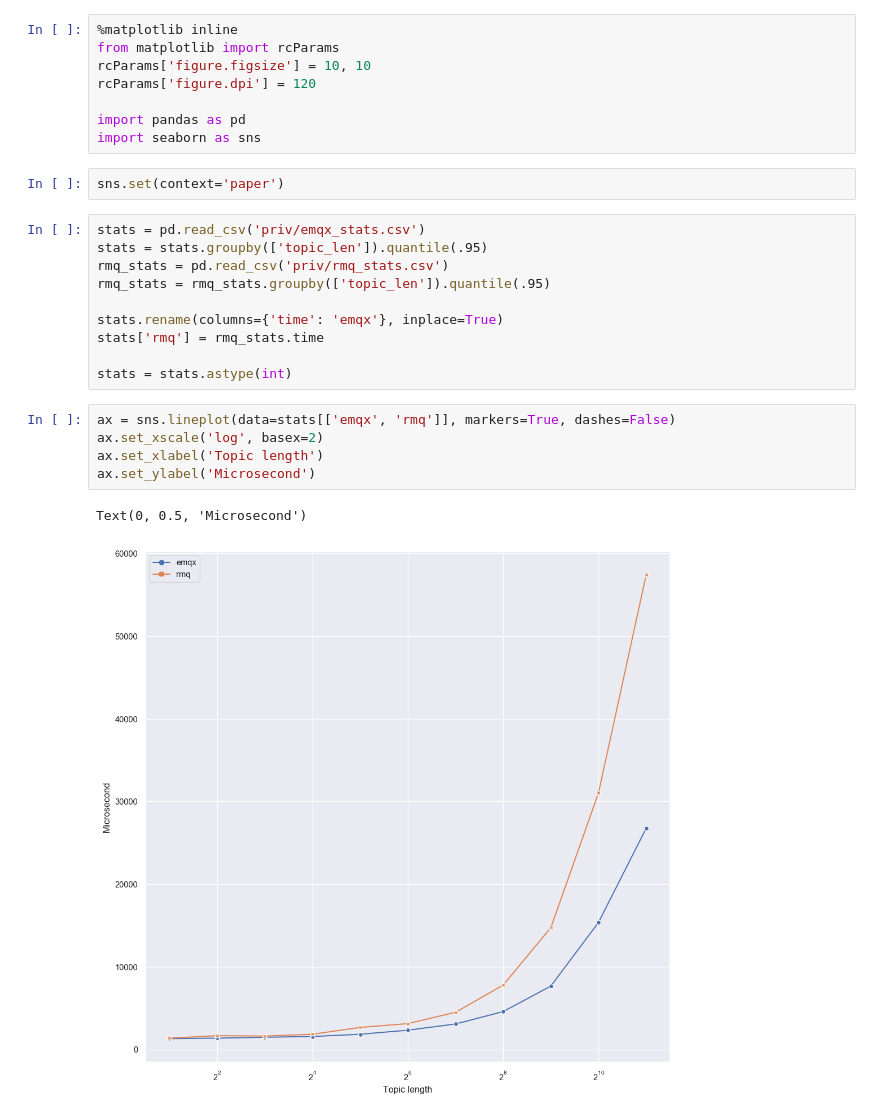
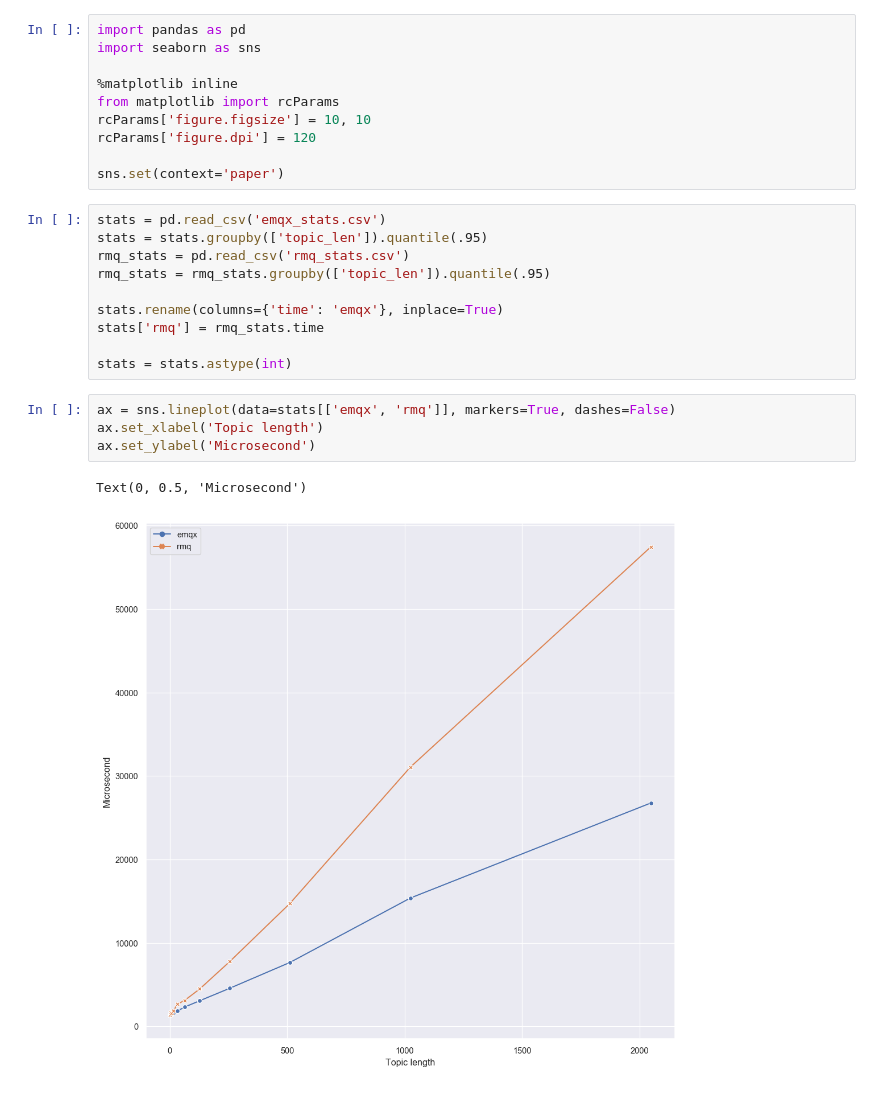
Before and after one commit to velimir/mqtt_routing_perf_test, a Jupyter notebook: priv/MQTT roundtrip time.ipynb, the cells around one changed output. Cells and saved outputs as stored; diff of their text form.

```diff
--- a/priv/MQTT roundtrip time.ipynb
+++ b/priv/MQTT roundtrip time.ipynb
@@ -1,17 +1,17 @@
 # %%
+import pandas as pd
+import seaborn as sns
+
 %matplotlib inline
 from matplotlib import rcParams
 rcParams['figure.figsize'] = 10, 10
 rcParams['figure.dpi'] = 120
 
-import pandas as pd
-import seaborn as sns
+sns.set(context='paper')
-# %%
-sns.set(context='paper')
 # %%
-stats = pd.read_csv('priv/emqx_stats.csv')
+stats = pd.read_csv('emqx_stats.csv')
 stats = stats.groupby(['topic_len']).quantile(.95)
-rmq_stats = pd.read_csv('priv/rmq_stats.csv')
+rmq_stats = pd.read_csv('rmq_stats.csv')
 rmq_stats = rmq_stats.groupby(['topic_len']).quantile(.95)
 
 stats.rename(columns={'time': 'emqx'}, inplace=True)
@@ -20,9 +20,8 @@ stats['rmq'] = rmq_stats.time
 stats = stats.astype(int)
 # %%
 ax = sns.lineplot(data=stats[['emqx', 'rmq']], markers=True, dashes=False)
-ax.set_xscale('log', basex=2)
 ax.set_xlabel('Topic length')
 ax.set_ylabel('Microsecond')
 # %% [output]
 Text(0, 0.5, 'Microsecond')
-[figure, old version]
+[figure, new version]
```
Also changed, not shown: 1 other file.
